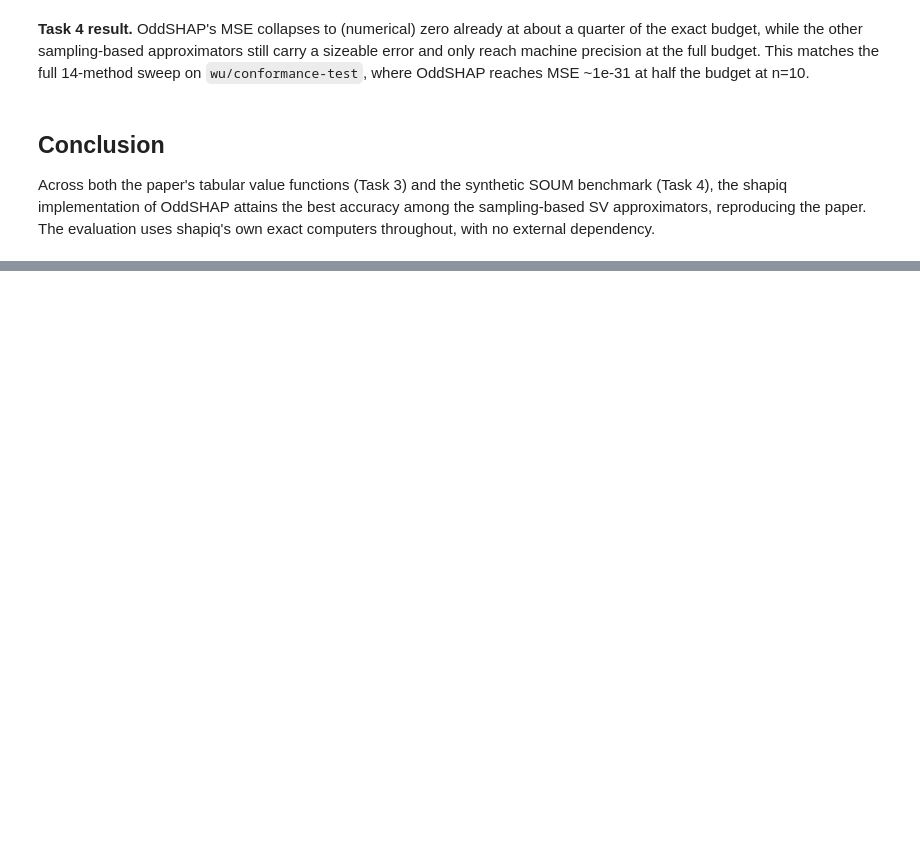
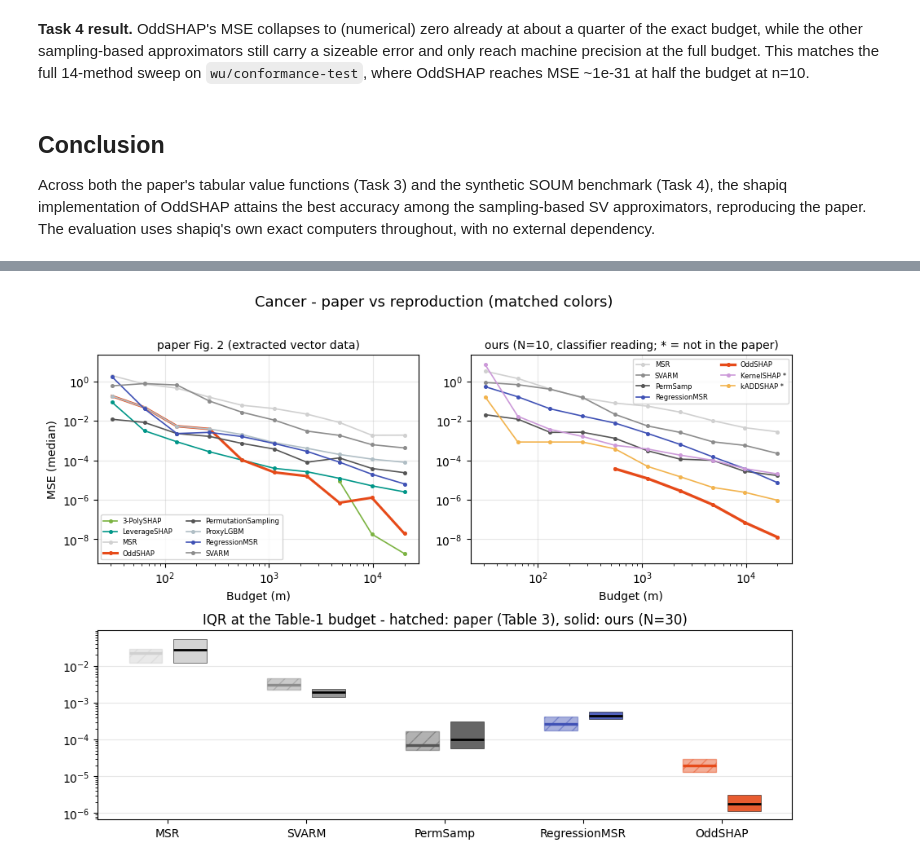
Before and after one commit to FabianK-Dev/shapiq, a Jupyter notebook: notebooks/oddshap_reproduction_and_benchmark.ipynb, the cells around one changed output, grey strips where cells are left out. Cells and saved outputs as stored; diff of their text form; code cells hidden in the pictures; blank space fills up the shorter version.

```diff
--- a/notebooks/oddshap_reproduction_and_benchmark.ipynb
+++ b/notebooks/oddshap_reproduction_and_benchmark.ipynb
@@ -233,0 +336,71 @@ dependency.
+# %%
+PCOL = {"MSR": (0.816, 0.816, 0.816), "SVARM": (0.549, 0.549, 0.549),
+        "PermutationSampling": (0.333, 0.333, 0.333), "ProxyLGBM": (0.69, 0.745, 0.773),
+        "RegressionMSR": (0.247, 0.318, 0.71), "3-PolySHAP": (0.486, 0.702, 0.259),
+        "LeverageSHAP": (0.0, 0.588, 0.533), "OddSHAP": (0.902, 0.29, 0.098)}
+OURCOL = {"MSR": PCOL["MSR"], "SVARM": PCOL["SVARM"], "PermSamp": PCOL["PermutationSampling"],
+          "RegressionMSR": PCOL["RegressionMSR"], "OddSHAP": PCOL["OddSHAP"],
+          "KernelSHAP": (0.80, 0.60, 0.85), "kADDSHAP": (0.95, 0.70, 0.30)}
+
+_VF = "cancer"  # cancer / realestate / corrgroups60 / independentlinear60 / nhanes / crime
+_PNAME = {"cancer": "cancer", "realestate": "estate", "corrgroups60": "cg60",
+          "independentlinear60": "il60", "nhanes": "nhanes", "crime": "crime"}
+_VFL = {"cancer": "Cancer", "realestate": "Estate", "corrgroups60": "CG60",
+        "independentlinear60": "IL60", "nhanes": "NHANES", "crime": "Crime"}[_VF]
+
+_ppts = {}
+for _r in _read(_CR / "paper_fig2_extracted.csv"):
+    if _r["value_function"] == _PNAME[_VF]:
+        _ppts.setdefault(_r["method"], []).append((float(_r["budget"]), float(_r["mse"])))
+# configuration-consistent curves: the continuous targets (Estate, Crime) use the
+# regressor reading end to end (matching the paper's magnitudes); the rest classifier
+_curve_file = ("fig2_budget_curves_n10_regressor.csv"
+               if _VF in ("realestate", "crime")
+               else "fig2_budget_curves_n10_classifier.csv")
+_curves = {}
+for _r in _read(_CR / _curve_file):
+    if _r["value_function"] == _VF:
+        _curves.setdefault(_r["estimator"], {})[int(_r["budget"])] = float(_r["median_mse"])
+
+fig = plt.figure(figsize=(11.0, 7.4))
+gs = fig.add_gridspec(2, 2, height_ratios=[1.1, 1.0], hspace=0.34, wspace=0.16)
+axp = fig.add_subplot(gs[0, 0])
+for _m, _pts in sorted(_ppts.items()):
+    _pts = sorted(_pts)
+    axp.plot([q[0] for q in _pts], [q[1] for q in _pts], marker="o", ms=2.6,
+             color=PCOL[_m], lw=2.2 if _m == "OddSHAP" else 1.2, label=_m)
+axp.set_xscale("log"); axp.set_yscale("log"); axp.grid(True, alpha=0.3)
+axp.set_title("paper Fig. 2 (extracted vector data)", fontsize=10)
+axp.set_xlabel("Budget (m)"); axp.set_ylabel("MSE (median)"); axp.legend(fontsize=6, ncol=2)
+axc = fig.add_subplot(gs[0, 1], sharey=axp)
+for _e, _col in OURCOL.items():
+    _cv = _curves.get(_e, {})
+    _xs = sorted(_cv)
+    if _xs:
+        axc.plot(_xs, [_cv[b] for b in _xs], marker="o", ms=2.6, color=_col,
+                 lw=2.4 if _e == "OddSHAP" else 1.2,
+                 label=_e + (" *" if _e in ("KernelSHAP", "kADDSHAP") else ""))
+axc.set_xscale("log"); axc.set_yscale("log"); axc.grid(True, alpha=0.3)
+_reading = "regressor" if _VF in ("realestate", "crime") else "classifier"
+axc.set_title(f"ours (N=10, {_reading} reading; * = not in the paper)", fontsize=10)
+axc.set_xlabel("Budget (m)"); axc.legend(fontsize=6, ncol=2)
+axi = fig.add_subplot(gs[1, :])
+for _i, (_ok, _pk) in enumerate(_EST):
+    _p = _paper.get((_pk, _VFL))
+    _col = PCOL[_pk]
+    if _p:
+        axi.add_patch(plt.Rectangle((_i - 0.28, _p["q1"]), 0.24, _p["q3"] - _p["q1"],
+                                    facecolor=_col, alpha=0.45, edgecolor=_col, hatch="//"))
+        axi.hlines(_p["median"], _i - 0.28, _i - 0.04, color=_col, lw=2.4)
+    _o = _ours.get((_ok, _VFL))
+    if _o:
+        axi.add_patch(plt.Rectangle((_i + 0.04, _o[0]), 0.24, _o[2] - _o[0],
+                                    facecolor=_col, alpha=0.9, edgecolor="k", lw=0.4))
+        axi.hlines(_o[1], _i + 0.04, _i + 0.28, color="k", lw=2.0)
+axi.set_yscale("log"); axi.set_xticks(range(len(_EST)))
+axi.set_xticklabels([e[0] for e in _EST]); axi.grid(True, axis="y", alpha=0.3)
+axi.set_title("IQR at the Table-1 budget - hatched: paper (Table 3), solid: ours (N=30)")
+fig.suptitle(f"{_VFL} - paper vs reproduction (matched colors)", fontsize=13)
+plt.show()
+# %% [output]
+[figure, added]
```
Also changed, not shown: parts of 11 cells of this notebook.
